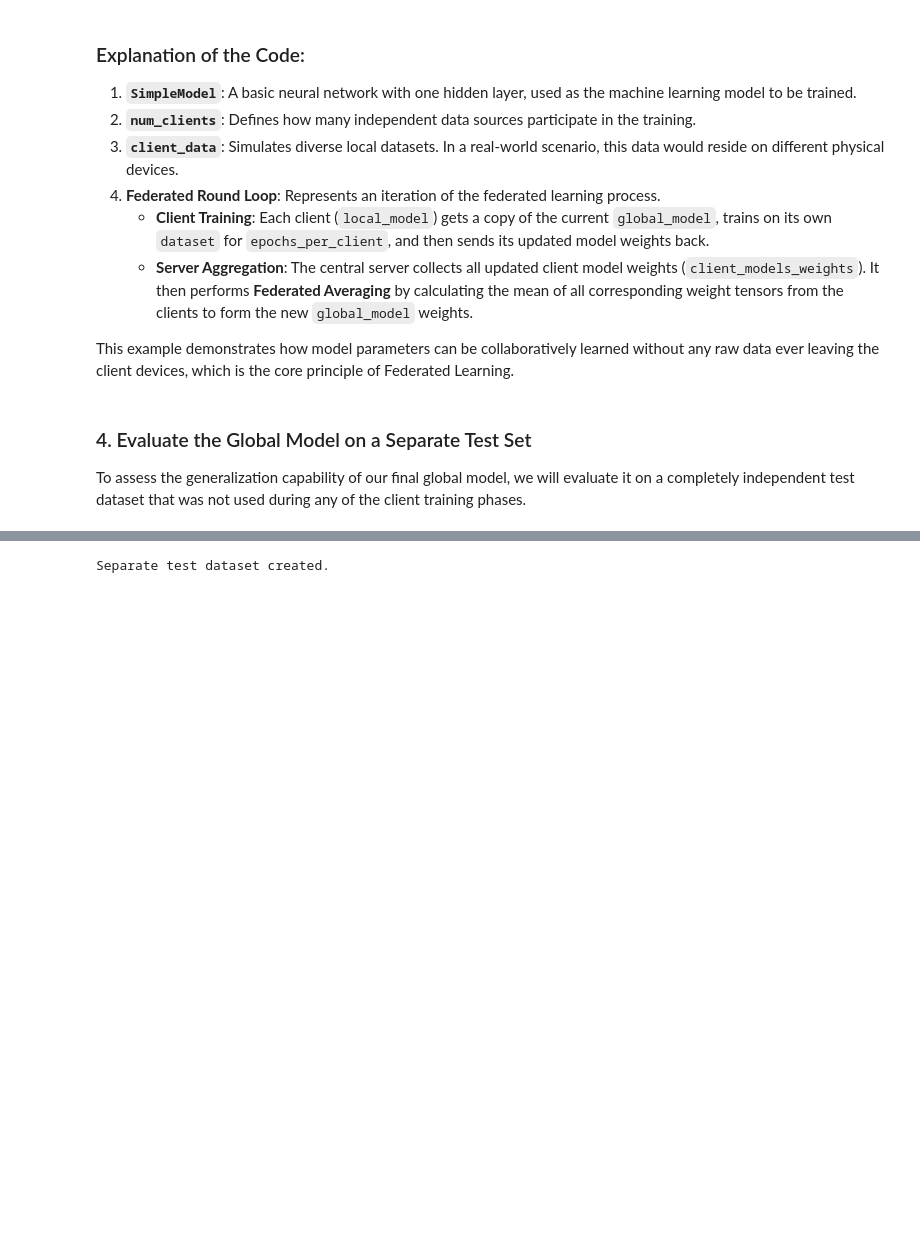
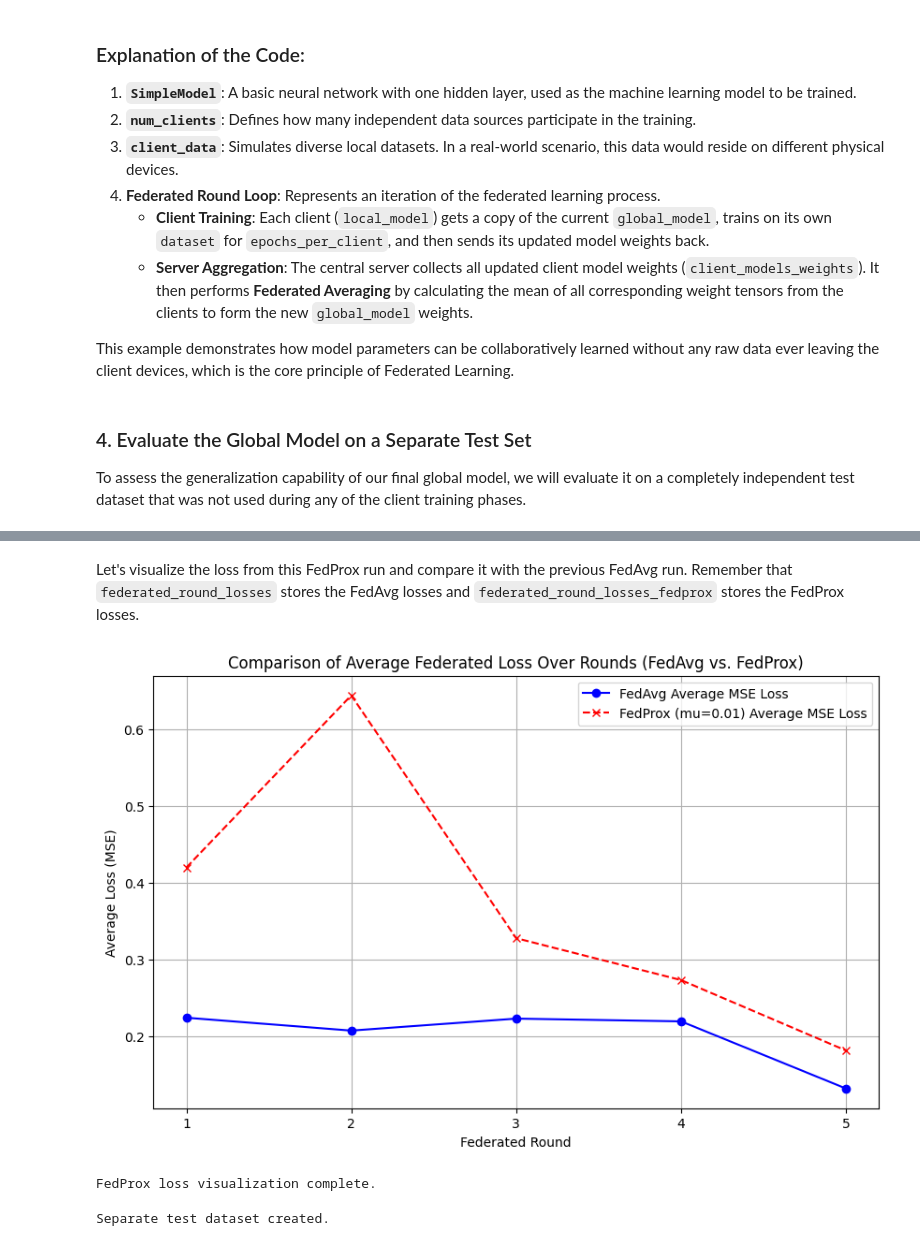
Before and after one commit to amit-sahu-a11y/ML_projects_for_practice, a Jupyter notebook: Untitled30.ipynb, the cells around one changed output, grey strips where cells are left out. Cells and saved outputs as stored; diff of their text form; code cells hidden in the pictures; blank space fills up the shorter version.

Commit message:
How can I implement FedProx to address the non-IID data challenges?

```diff
--- a/Untitled30.ipynb
+++ b/Untitled30.ipynb
@@ -199,3 +332,28 @@ To assess the generalization capability of our final global model, we will evalu
+# %% [markdown]
+Let's visualize the loss from this FedProx run and compare it with the previous FedAvg run. Remember that `federated_round_losses` stores the FedAvg losses and `federated_round_losses_fedprox` stores the FedProx losses.
+# %%
+import matplotlib.pyplot as plt
+
+rounds_fedavg = range(1, len(federated_round_losses) + 1)
+rounds_fedprox = range(1, len(federated_round_losses_fedprox) + 1)
+
+plt.figure(figsize=(10, 6))
+plt.plot(rounds_fedavg, federated_round_losses, marker='o', linestyle='-', color='b', label='FedAvg Average MSE Loss')
+plt.plot(rounds_fedprox, federated_round_losses_fedprox, marker='x', linestyle='--', color='r', label=f'FedProx (mu={mu}) Average MSE Loss')
+
+plt.title('Comparison of Average Federated Loss Over Rounds (FedAvg vs. FedProx)')
+plt.xlabel('Federated Round')
+plt.ylabel('Average Loss (MSE)')
+# Fix: Provide a range of integers for xticks
+plt.xticks(range(1, max(rounds_fedavg[-1], rounds_fedprox[-1]) + 1))
+plt.grid(True)
+plt.legend()
+plt.show()
+
+print("FedProx loss visualization complete.")
+# %% [output]
+[figure, added]
+FedProx loss visualization complete.
 # %%
 # Create a separate, unseen test dataset
 # This data should be different from the client_data used for training
```
Also changed, not shown: parts of 5 cells of this notebook.
